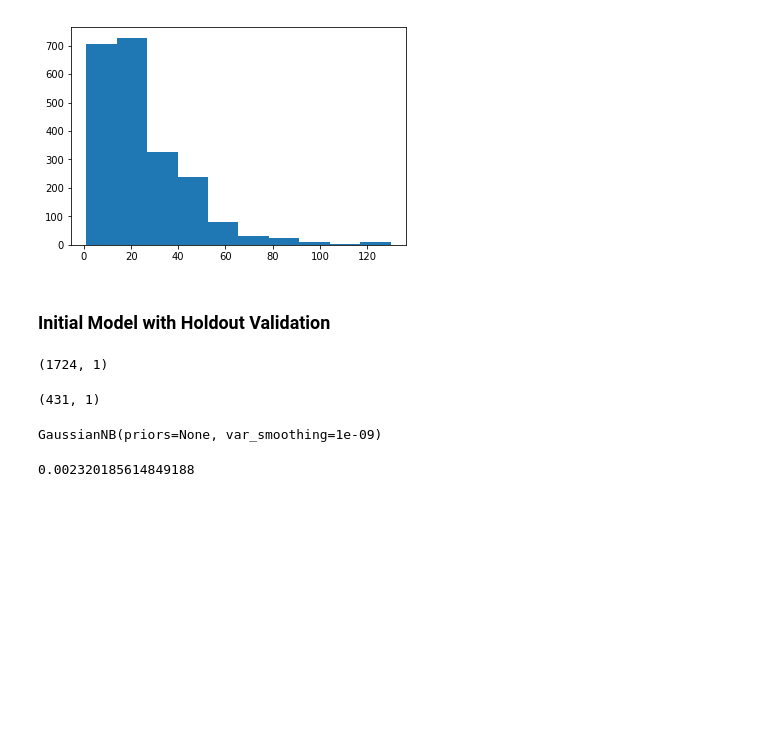
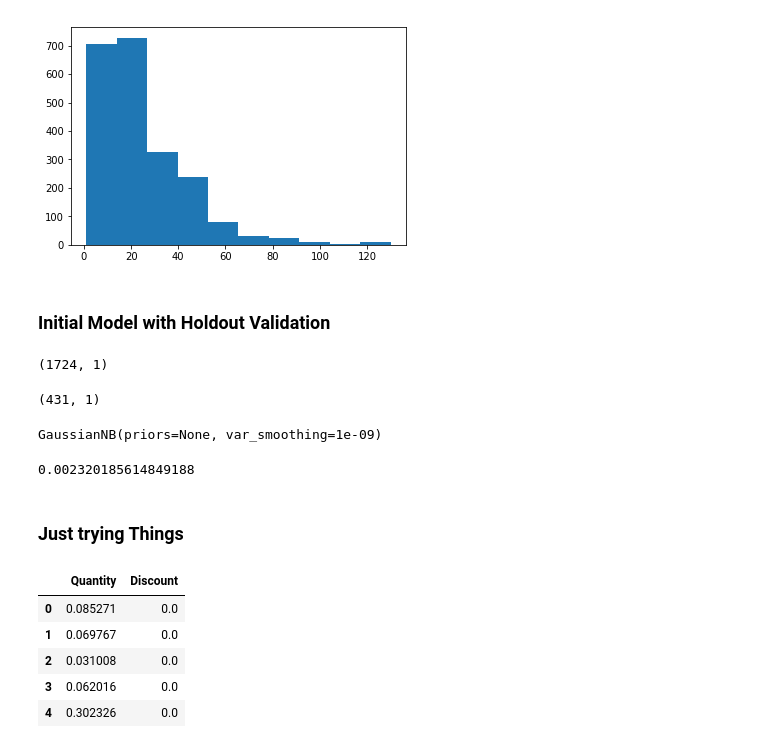
Before and after one commit to MagicMilly/dsc-2-final-project-online-ds-ft-100118, a Jupyter notebook: student.ipynb, the cells around one changed output. Drawn from its saved outputs; the diff is of its cells as text; code cells hidden in the pictures; blank space fills up the shorter version.

```diff
--- a/student.ipynb
+++ b/student.ipynb
@@ -265,3 +269,18 @@ accuracy_score(Y_test, Y_pred)
 0.002320185614849188
 # %%
 # WELL THAT'S PRETTY TERRIBLE
+# %% [markdown]
+### Just trying Things
+# %%
+# Scale the data using MinMax
+scale = MinMaxScaler()
+transformed = scale.fit_transform(quantity_discount_df)
+trans_dq_df = pd.DataFrame(transformed, columns=quantity_discount_df.columns)
+trans_dq_df.head()
+# %% [output]
+|  | Quantity | Discount |
+| 0 | 0.085271 | 0.0 |
+| 1 | 0.069767 | 0.0 |
+| 2 | 0.031008 | 0.0 |
+| 3 | 0.062016 | 0.0 |
+| 4 | 0.302326 | 0.0 |
```
Also changed, not shown: parts of 15 cells of this notebook.
